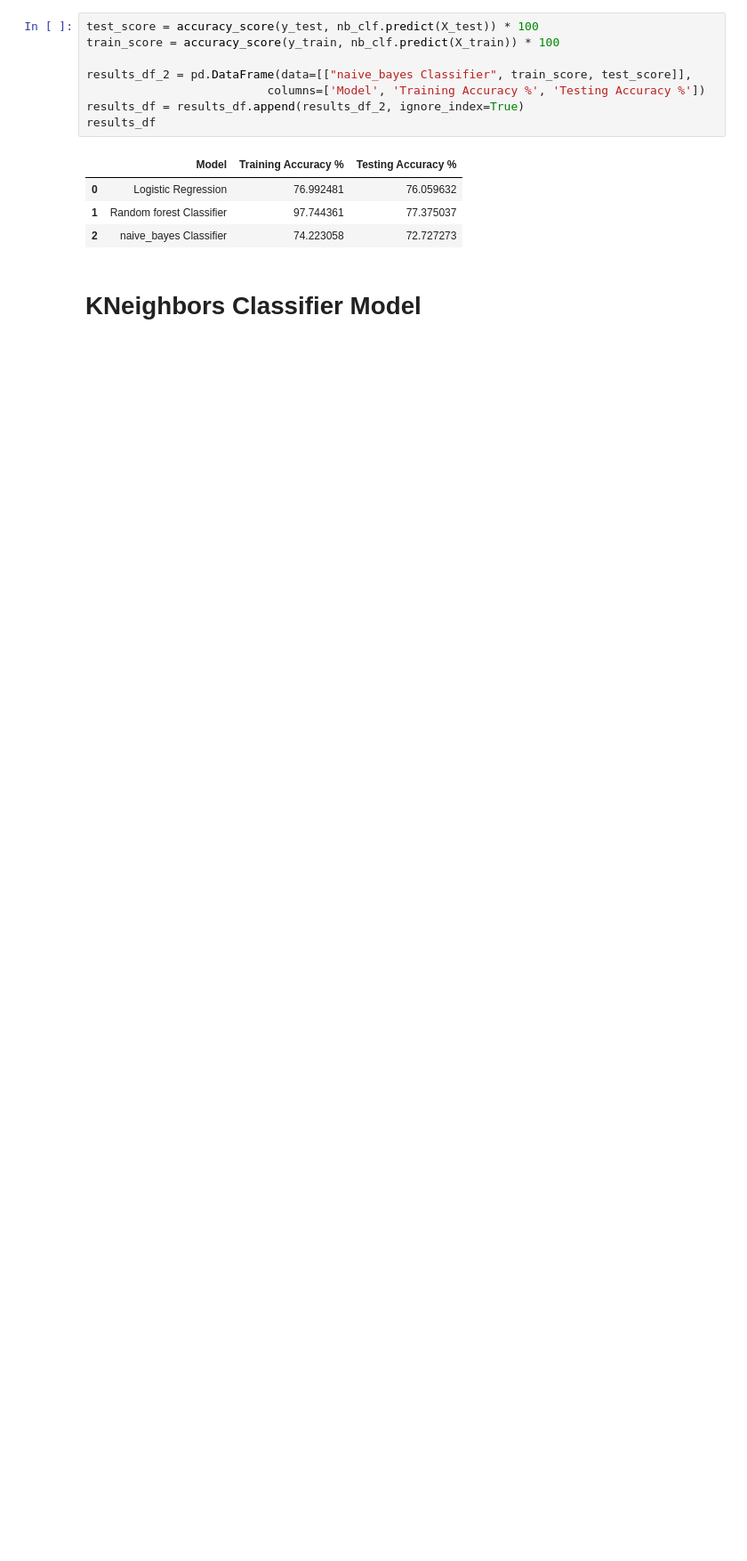
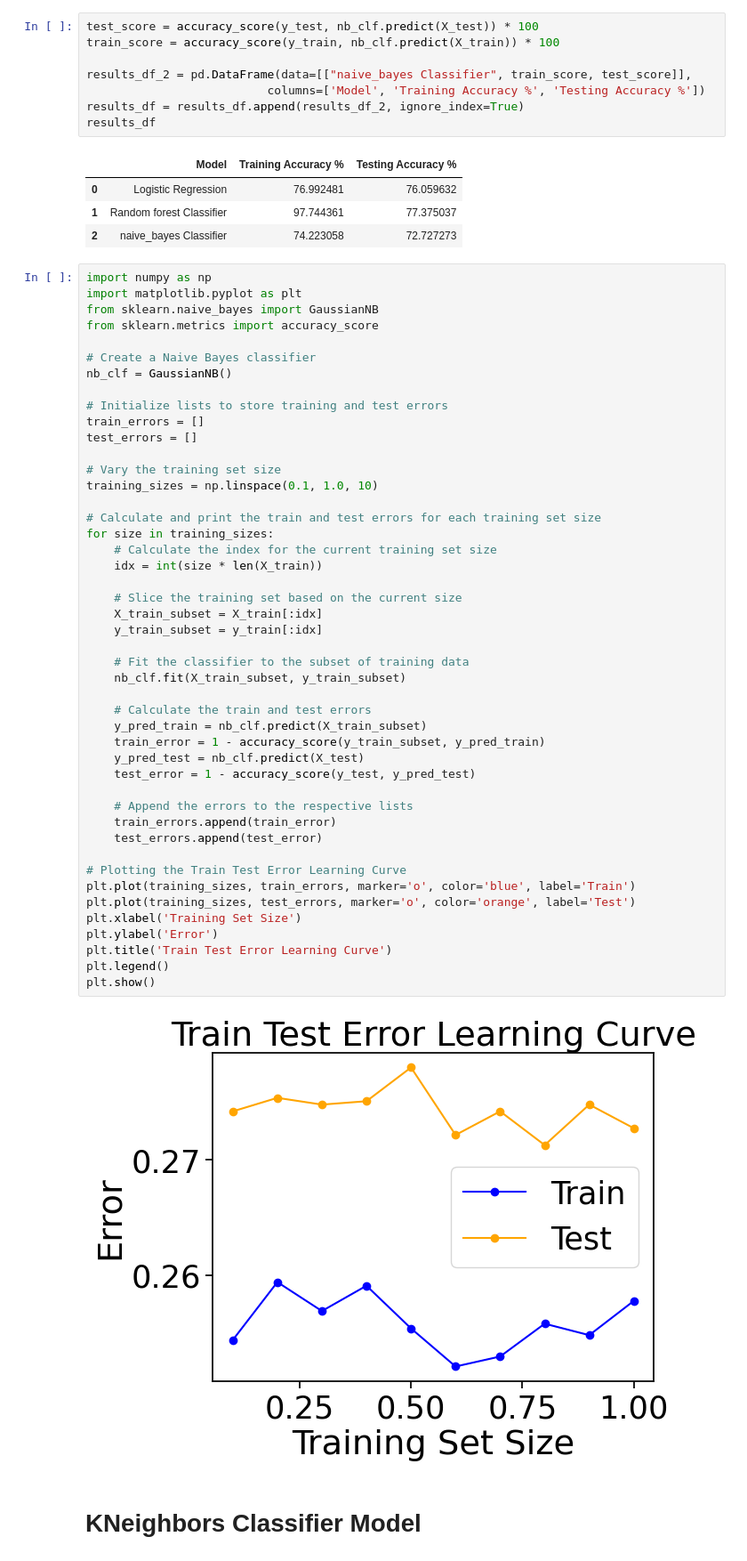
Before and after one commit to SamanMansoor/Data-Science, a Jupyter notebook: Stress_Data_Analysis_.ipynb, the cells around one changed output. Shown at 89% size. Cells and saved outputs as stored; diff of their text form; blank space fills up the shorter version.

```diff
--- a/Stress_Data_Analysis_.ipynb
+++ b/Stress_Data_Analysis_.ipynb
@@ -486,6 +600,54 @@ results_df
 | 0 | Logistic Regression | 76.992481 | 76.059632 |
 | 1 | Random forest Classifier | 97.744361 | 77.375037 |
 | 2 | naive_bayes Classifier | 74.223058 | 72.727273 |
+# %%
+import numpy as np
+import matplotlib.pyplot as plt
+from sklearn.naive_bayes import GaussianNB
+from sklearn.metrics import accuracy_score
+
+# Create a Naive Bayes classifier
+nb_clf = GaussianNB()
+
+# Initialize lists to store training and test errors
+train_errors = []
+test_errors = []
+
+# Vary the training set size
+training_sizes = np.linspace(0.1, 1.0, 10)
+
+# Calculate and print the train and test errors for each training set size
+for size in training_sizes:
+    # Calculate the index for the current training set size
+    idx = int(size * len(X_train))
+
+    # Slice the training set based on the current size
+    X_train_subset = X_train[:idx]
+    y_train_subset = y_train[:idx]
+
+    # Fit the classifier to the subset of training data
+    nb_clf.fit(X_train_subset, y_train_subset)
+
+    # Calculate the train and test errors
+    y_pred_train = nb_clf.predict(X_train_subset)
+    train_error = 1 - accuracy_score(y_train_subset, y_pred_train)
+    y_pred_test = nb_clf.predict(X_test)
+    test_error = 1 - accuracy_score(y_test, y_pred_test)
+
+    # Append the errors to the respective lists
+    train_errors.append(train_error)
+    test_errors.append(test_error)
+
+# Plotting the Train Test Error Learning Curve
+plt.plot(training_sizes, train_errors, marker='o', color='blue', label='Train')
+plt.plot(training_sizes, test_errors, marker='o', color='orange', label='Test')
+plt.xlabel('Training Set Size')
+plt.ylabel('Error')
+plt.title('Train Test Error Learning Curve')
+plt.legend()
+plt.show()
+# %% [output]
+[figure, added]
 # %% [markdown]
 # **KNeighbors Classifier Model**
 # %%
```
Also changed, not shown: parts of 10 cells of this notebook.
